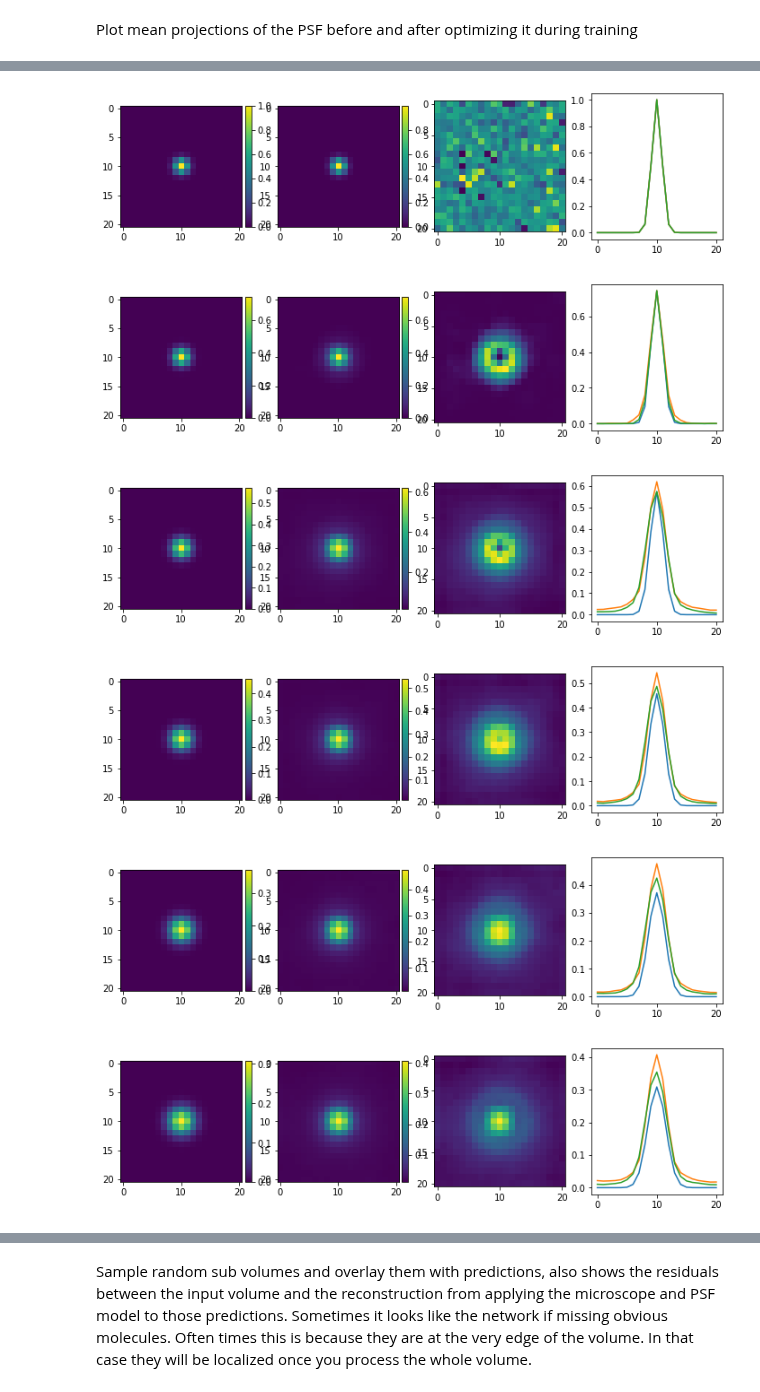
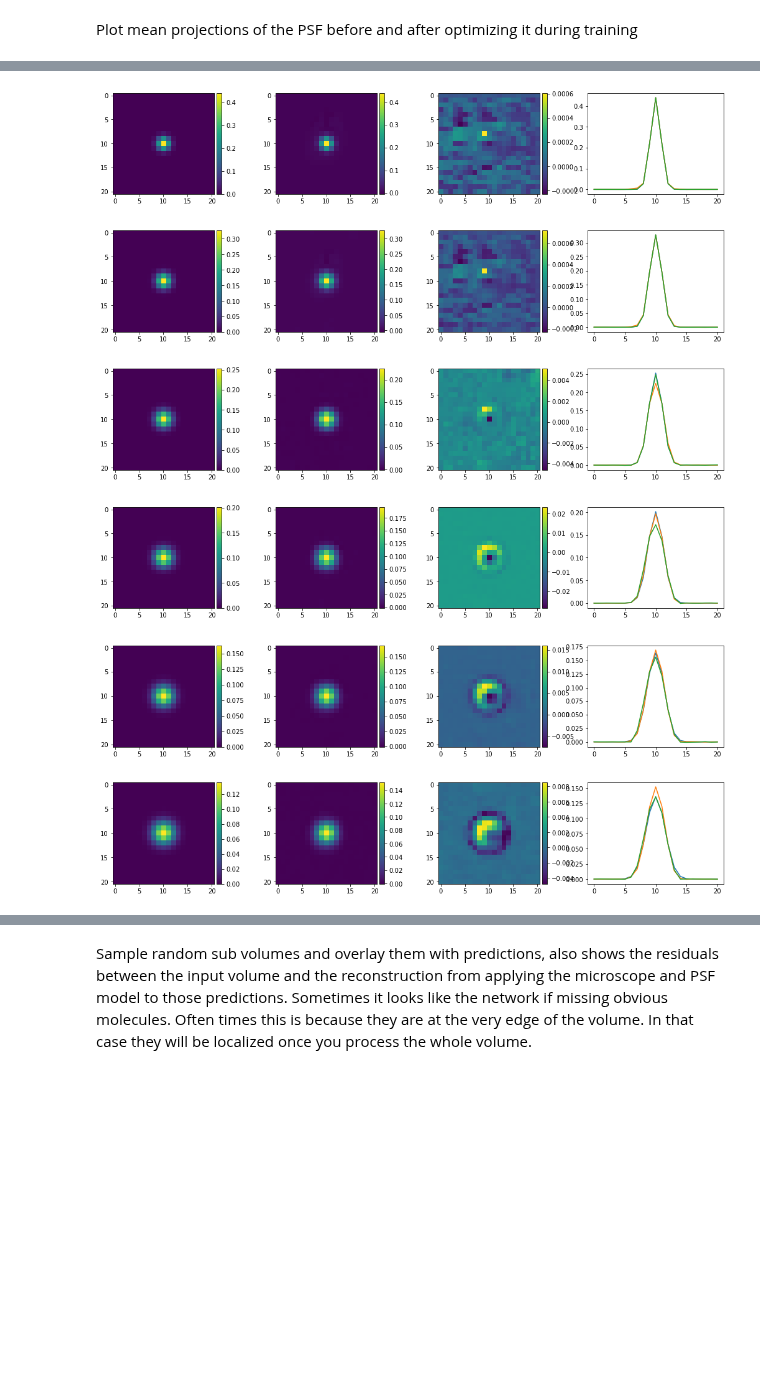
Before and after one commit to TuragaLab/decode_fish, a Jupyter notebook: exp_nbs/MERFISH_MOp.ipynb, the cells around one changed output, grey strips where cells are left out. Drawn from its saved outputs; the diff is of its cells as text; code cells hidden in the pictures; blank space fills up the shorter version.

Commit message:
add abs normalization, clean up chrom map integration, sweep merfish_sweep_mop_14

```diff
--- a/exp_nbs/MERFISH_MOp.ipynb
+++ b/exp_nbs/MERFISH_MOp.ipynb
@@ -134,10 +134,11 @@ cfg.training.mic.enabled = False
 
 cfg.training.bl_loss_scale: 0.005
 
-cfg.genm.microscope.scale = 400
+cfg.genm.microscope.scale = 400 * 4.5
 cfg.sim.bg_estimation.fractal.scale = 0
 
-cfg.run_name ='MERFISH_mop_13'
+cfg.run_name ='MERFISH_mop_14'
+cfg.data_path.psf_path = '/groups/turaga/home/speisera/Mackebox/Artur/WorkDB/deepstorm/decode_fish/figures/MF_psf2n.tif'
 
 cfg.training.mic.norm_reg = 0.
 
@@ -172,8 +173,9 @@ cfg.training.mic.sched.step_size = 2000
 cfg.genm.exp_type.int_inf = 'per_channel'
 # cfg.data_path.micro_init = '/groups/turaga/home/speisera/Mackebox/Artur/WorkDB/deepstorm//models/fishcod/MERFISH_MOp/sweep_mop_8d/start_mic:0xenabled:Falsexl1_reg:0.0003xpsf_vol:Truextheta_par:True/microscope_wcolshifts.pkl'
 # cfg.data_path.micro_init = '/groups/turaga/home/speisera/Mackebox/Artur/WorkDB/deepstorm//models/fishcod/MERFISH_MOp/sweep_mop_11/color_shifts:True//microscope.pkl'
-# cfg.data_path.model_init  = '/groups/turaga/home/speisera/Mackebox/Artur/WorkDB/deepstorm//models/fishcod/MERFISH_MOp/sweep_mop_12/num_iters:9995//'
+cfg.data_path.model_init  = '/groups/turaga/home/speisera/Mackebox/Artur/WorkDB/deepstorm//models/fishcod/MERFISH_MOp/sweep_mop_12/num_iters:9995//'
 cfg.genm.exp_type.const_theta_sim = True
+# cfg.data_path.model_init  = None
 
 cfg.training.net.bl_loss_scale = 0.003
 cfg.network.is_2D = True
@@ -342,7 +242,8 @@ RecursionError: maximum recursion depth exceeded
 # Evaluation
 # %%
 # cfg = OmegaConf.load(f'/groups/turaga/home/speisera/Mackebox/Artur/WorkDB/deepstorm/models/fishcod/MERFISH_MOp/sweep_mop_6a/pos_noise_xy:0.5xpos_noise_z:0.2xpsf_vol:False/train.yaml')
-cfg = OmegaConf.load(f'/groups/turaga/home/speisera/Mackebox/Artur/WorkDB/deepstorm/models/fishcod/MERFISH_MOp/sweep_mop_8d/start_mic:0xenabled:Falsexl1_reg:0.0003xpsf_vol:Truextheta_par:True/train.yaml')
-cfg = OmegaConf.load(f'/groups/turaga/home/speisera/Mackebox/Artur/WorkDB/deepstorm/models/fishcod/MERFISH_MOp/sweep_mop_12/num_iters:9995//train.yaml')
+# cfg = OmegaConf.load(f'/groups/turaga/home/speisera/Mackebox/Artur/WorkDB/deepstorm/models/fishcod/MERFISH_MOp/sweep_mop_8d/start_mic:0xenabled:Falsexl1_reg:0.0003xpsf_vol:Truextheta_par:True/train.yaml')
+cfg = OmegaConf.load(f'/groups/turaga/home/speisera/Mackebox/Artur/WorkDB/deepstorm/models/fishcod/MERFISH_MOp/sweep_mop_12b/lr:0.00025xnorm:escort//train.yaml')
+cfg = OmegaConf.load(f'/groups/turaga/home/speisera/Mackebox/Artur/WorkDB/deepstorm/models/fishcod/MERFISH_MOp/sweep_mop_14/norm:escortxfac:2.0//train.yaml')
 # cfg = OmegaConf.load(f'/groups/turaga/home/speisera/Mackebox/Artur/WorkDB/deepstorm/models/fishcod/MERFISH_MOp/sweep_mop_12/enabled:True//train.yaml')
 # cfg = OmegaConf.load(f'/groups/turaga/home/speisera/Mackebox/Artur/WorkDB/deepstorm/models/fishcod/MERFISH_MOp/sweep_mop_5b_psf_opt/l1_reg:0.0003xlr:1e-05/train.yaml')
@@ -367 +250,7 @@ RecursionError: maximum recursion depth exceeded
+# %%
+cfg.genm.microscope.col_shifts_enabled =  True
+cfg.genm.microscope.col_shifts_yxds =  [2048, 2048, 50]
+del(cfg.codebook.n_genes)
+del(cfg.codebook.z_to_batch)
+cfg.codebook._target_ = 'decode_fish.funcs.exp_specific.get_mop_codebook'
 # %%
@@ -477,23 +348,24 @@ for i in range(len(psf_init[0])):
 # %%
 for i in range(len(psf_init[0])):
-    plt.figure(figsize=(12,3))
+    plt.figure(figsize=(18,3))
     plt.subplot(141)
     im = plt.imshow(cpu(psf_init)[0,i])
     add_colorbar(im)
     plt.subplot(142)
     im = plt.imshow(cpu(psf_vol)[0,i])
     add_colorbar(im)
     plt.subplot(143)
-    im = plt.imshow(cpu(psf_vol-psf_init)[0,i])
+    im = plt.imshow(cpu(psf_vol-psf_init)[1,i])
+    add_colorbar(im)
     plt.subplot(144)
     plt.plot(psf_init[0,i,10])
     plt.plot(psf_vol[0,i,10])
     plt.plot(psf_vol[1,i,10])
     plt.show()
 # %% [output]
-[figure, old version]
+[figure, new version]
-[figure, old version]
+[figure, new version]
-[figure, old version]
+[figure, new version]
-[figure, old version]
+[figure, new version]
-[figure, old version]
+[figure, new version]
-[figure, old version]
+[figure, new version]
```
Also changed, not shown: parts of 55 cells of this notebook, 31 other files.
